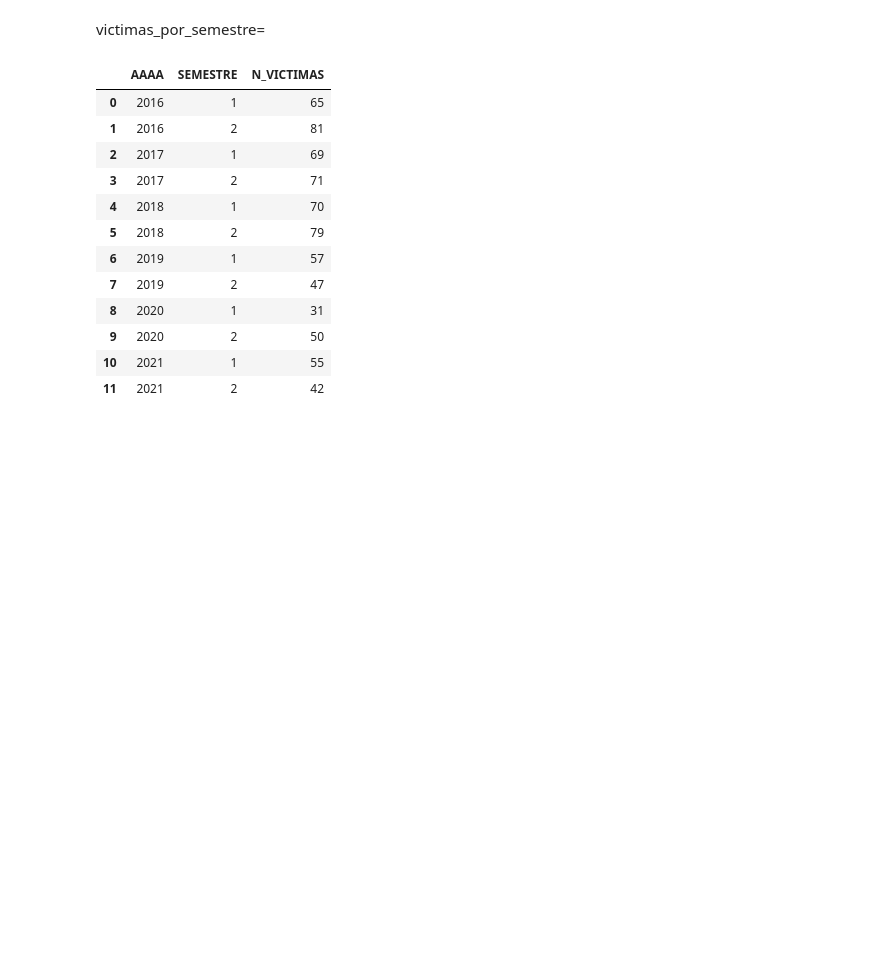
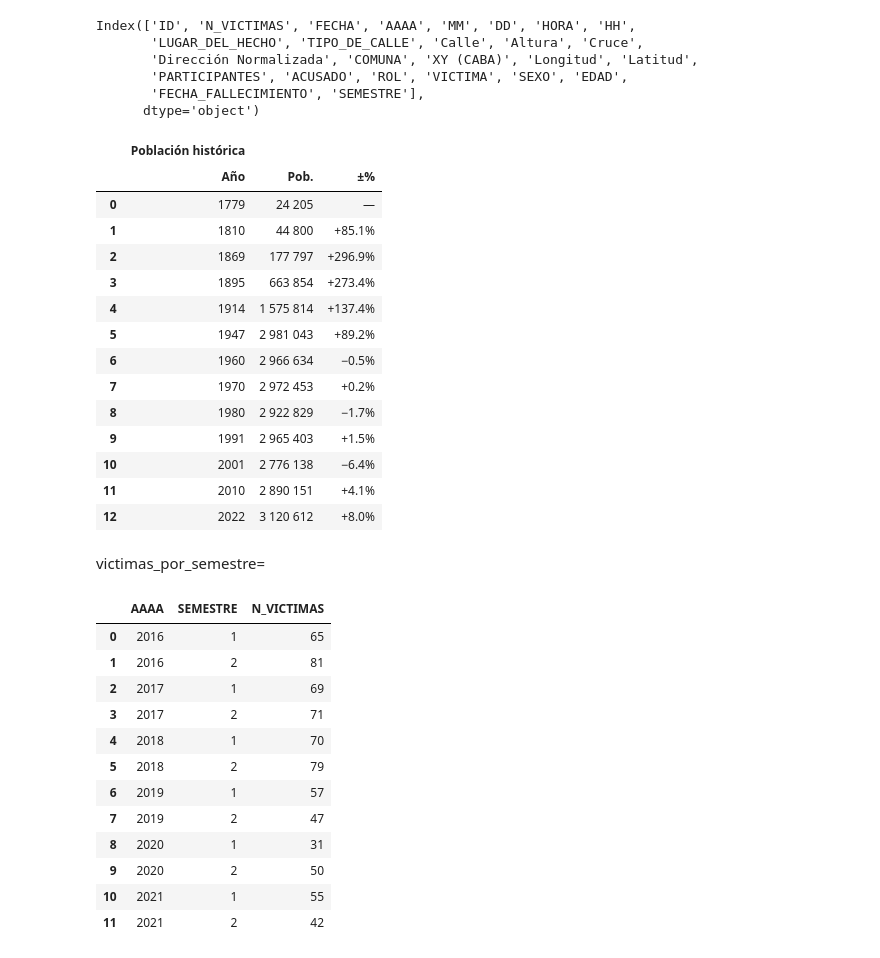
Before and after one commit to Aalg26/PI_DA, a Jupyter notebook: KPI's.ipynb, the cells around one changed output. Drawn from its saved outputs; the diff is of its cells as text; code cells hidden in the pictures; blank space fills up the shorter version.

```diff
--- a/KPI's.ipynb
+++ b/KPI's.ipynb
@@ -34,2 +31,11 @@ df_homicidios.sample(5)
 5 rows × 26 columns
+# %%
+df_homicidios.columns
+# %% [output]
+Index(['ID', 'N_VICTIMAS', 'FECHA', 'AAAA', 'MM', 'DD', 'HORA', 'HH',
+       'LUGAR_DEL_HECHO', 'TIPO_DE_CALLE', 'Calle', 'Altura', 'Cruce',
+       'Dirección Normalizada', 'COMUNA', 'XY (CABA)', 'Longitud', 'Latitud',
+       'PARTICIPANTES', 'ACUSADO', 'ROL', 'VICTIMA', 'SEXO', 'EDAD',
+       'FECHA_FALLECIMIENTO', 'SEMESTRE'],
+      dtype='object')
 # %%
@@ -37,3 +43,21 @@ poblacion=pagina[4]
+# %%
+poblacion
+# %% [output]
+|  | Población histórica |  |  |
+|  | Año | Pob. | ±% |
+| 0 | 1779 | 24 205 | — |
+| 1 | 1810 | 44 800 | +85.1% |
+| 2 | 1869 | 177 797 | +296.9% |
+| 3 | 1895 | 663 854 | +273.4% |
+| 4 | 1914 | 1 575 814 | +137.4% |
+| 5 | 1947 | 2 981 043 | +89.2% |
+| 6 | 1960 | 2 966 634 | −0.5% |
+| 7 | 1970 | 2 972 453 | +0.2% |
+| 8 | 1980 | 2 922 829 | −1.7% |
+| 9 | 1991 | 2 965 403 | +1.5% |
+| 10 | 2001 | 2 776 138 | −6.4% |
+| 11 | 2010 | 2 890 151 | +4.1% |
+| 12 | 2022 | 3 120 612 | +8.0% |
 # %% [markdown]
 victimas_por_semestre=
 # %%
```
Also changed, not shown: parts of 18 cells of this notebook, 6 other files.
